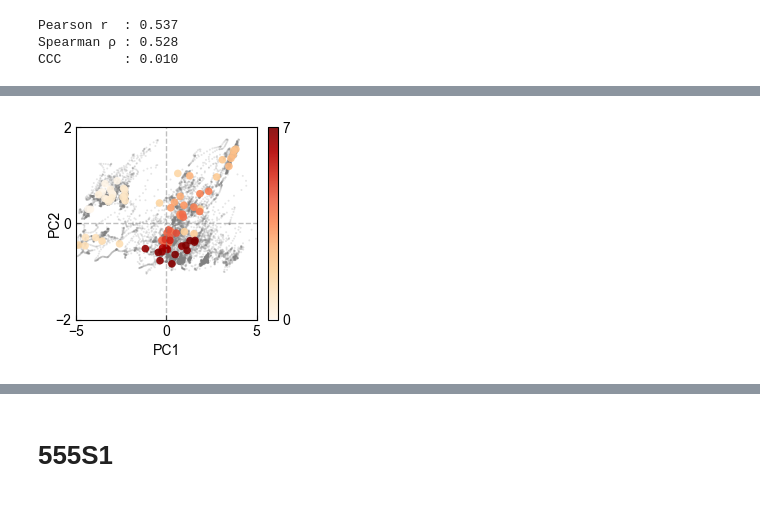
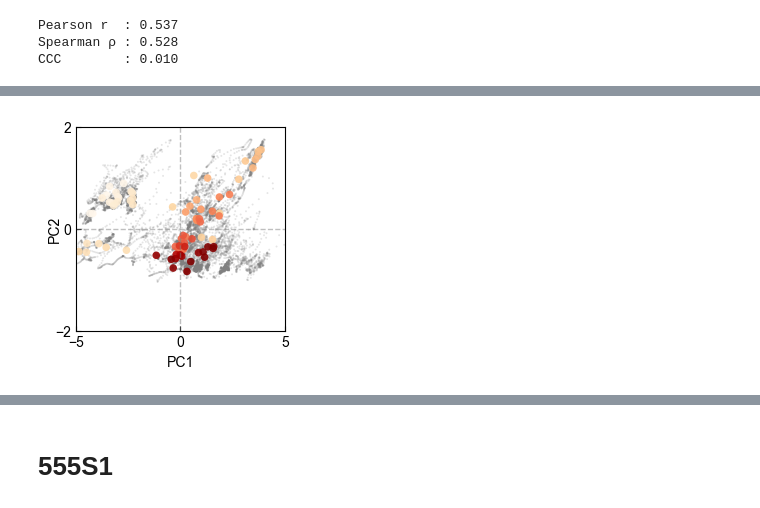
Before and after one commit to BailabUNC/SpectraDerma, a Jupyter notebook: notebooks/Data_Pipeline_Wrist.ipynb, the cells around one changed output, grey strips where cells are left out. Cells and saved outputs as stored; diff of their text form; code cells hidden in the pictures.

Commit message:
Add PPG analysis notebook for wrist data

```diff
--- a/notebooks/Data_Pipeline_Wrist.ipynb
+++ b/notebooks/Data_Pipeline_Wrist.ipynb
@@ -147,8 +136,8 @@ scaler = StandardScaler()
 channels_mode_b_scaled = scaler.fit_transform(channels_mode_b)
 
 # Apply PCA
-pca = PCA()
-pca_components = pca.fit_transform(channels_mode_b_scaled)
+pca_520 = PCA()
+pca_components_520 = pca_520.fit_transform(channels_mode_b_scaled)
 # %% [markdown]
 ### preprocessing both spectraderma and gold standard data
 # %%
@@ -161,8 +150,8 @@ hop_size = 4000
 pca_components_smooth = []
 timestamps_smooth = []
 
-for i in range(0, len(pca_components) - window_size + 1, hop_size):
-    window_data = pca_components[i:i + window_size]
+for i in range(0, len(pca_components_520) - window_size + 1, hop_size):
+    window_data = pca_components_520[i:i + window_size]
     window_mean = np.mean(window_data, axis=0)
     pca_components_smooth.append(window_mean)
     # Use the center timestamp of the window
@@ -177,5 +166,5 @@ t_brac = np.linspace(gold_standard_hours.iloc[0], gold_standard_hours.iloc[-1],
 brac_interp_func = PchipInterpolator(gold_standard_hours, gold_standard_520['brac'])
 y_brac = brac_interp_func(t_brac)
 
-t_spec = (t_spec - timestamp_mode_b[0]) / (3600 * 50)
+t_spec = (t_spec - timestamp_mode_b[0]) / (3600 * 30)
 # %%
@@ -244,0 +236,5 @@ CCC        : 0.010
+# %%
+from matplotlib.transforms import Bbox
+from copy import deepcopy
+
+pos_ax = Bbox([[0.125, 0.10999999999999999], [0.9, 0.88]])
@@ -306,41 +335,41 @@ plt.show()
 # %%
-plt.figure()
+plt.figure(figsize=(2.7, 2.65))
 
 plt.scatter(pca_components[::30, 0], pca_components[::30, 1],
             c='gray',
             # c=np.arange(len(pca_components[::30, :])), cmap='Grays',
             edgecolor='none',
             s=2, alpha=0.2)
 
 plt.scatter(y1_spec, y2_spec,
             c=y_brac_on_spec, cmap=Colormap('colorbrewer:OrRd').to_mpl(),
             edgecolor='none',
             s=30, alpha=0.9)
 
 plt.xlabel('PC1')
 plt.ylabel('PC2', labelpad=-5)
 
 # Add colorbar
-cbar = plt.colorbar()
+# cbar = plt.colorbar()
 # cbar.set_label('BrAC', labelpad=-10)
-cbar.ax.yaxis.set_tick_params(length=0)
-cbar.set_ticks([0, 0.07])
-cbar.set_ticklabels([0, 7])
+# cbar.ax.yaxis.set_tick_params(length=0)
+# cbar.set_ticks([0, 0.07])
+# cbar.set_ticklabels([0, 7])
 
 plt.xlim(-5, 5)
 plt.ylim(-2, 2)
 
 plt.xticks([-5, 0, 5])
 plt.yticks([-2, 0, 2])
 
 plt.tick_params(axis='both', which='both', direction='in')
 plt.axhline(0, color='gray', lw=1, ls='--', alpha=0.5)
 plt.axvline(0, color='gray', lw=1, ls='--', alpha=0.5)
 
-set_ax_size(2.2, 2.05)
+ax = plt.gca()
+ax.set_position(pos_ax)
 
-plt.tight_layout()
 plt.savefig('../figures/fig3/mode_b_pca_traj_brac.png', dpi=600, bbox_inches='tight', transparent=True)
 plt.show()
 # %% [output]
-[figure, old version]
+[figure, new version]
```
Also changed, not shown: parts of 12 cells of this notebook.
